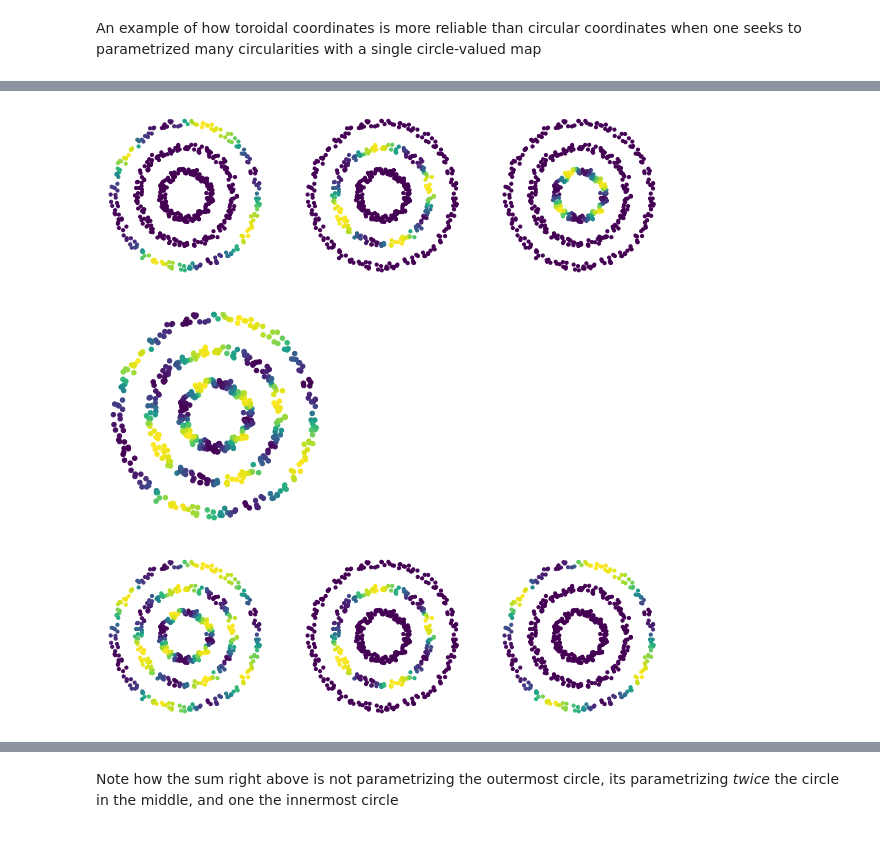
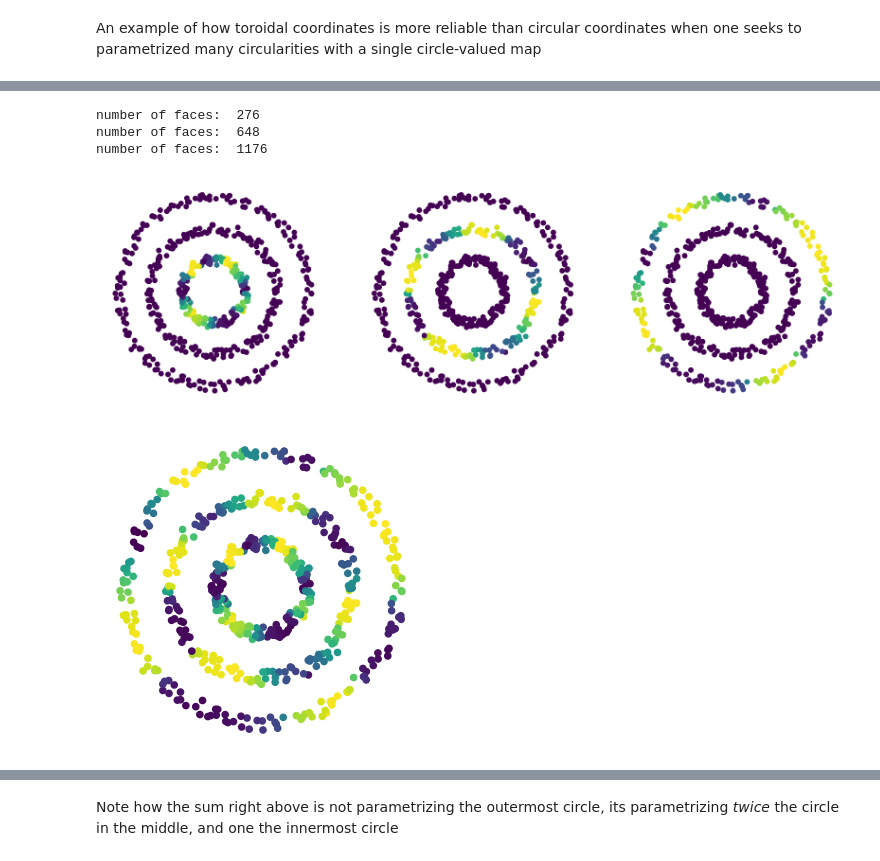
Before and after one commit to scikit-tda/DREiMac, a Jupyter notebook: notebooks/bullseye.ipynb, the cells around one changed output, grey strips where cells are left out. Saved outputs shown, nothing was run; the diff lists cells and outputs as text; code cells hidden in the pictures.

Commit message:
fix: several issues with circular coordinates (#2)

```diff
--- a/notebooks/bullseye.ipynb
+++ b/notebooks/bullseye.ipynb
@@ -31,0 +14,4 @@ toroidal_coords = tc.get_coordinates(perc = perc, cohomology_classes = cohomolog
+# %%
+X = GeometryExamples.bullseye()
+
+PlotUtils.plot_2d_scatter_with_different_colorings(X, point_size=10)
@@ -32,3 +20,8 @@ toroidal_coords = tc.get_coordinates(perc = perc, cohomology_classes = cohomolog
+# %%
+n_landmarks = 300
+prime = 41
+
+tc = ToroidalCoords(X, n_landmarks=n_landmarks, prime=prime)
 # %%
 from persim import plot_diagrams
 plot_diagrams(tc.dgms_)
@@ -36,0 +30,13 @@ plot_diagrams(tc.dgms_)
+# %%
+
+# run toroidal coordinates algorithm with 3 most persistent classes
+perc = 0.1
+cohomology_classes = [0,1,2]
+toroidal_coords = tc.get_coordinates(perc = perc, cohomology_classes = cohomology_classes)
+
+t_col1 = CircleMapUtils.levelset_coloring(toroidal_coords[0])
+t_col2 = CircleMapUtils.levelset_coloring(toroidal_coords[1])
+t_col3 = CircleMapUtils.levelset_coloring(toroidal_coords[2])
+
+# the three circle-valued maps returned by toroidal coordinates
+PlotUtils.plot_2d_scatter_with_different_colorings(X, [t_col1,t_col2,t_col3], point_size=10)
@@ -37,38 +79,27 @@ plot_diagrams(tc.dgms_)
 # %%
 # run circular coordinates algorithm with 3 most persistent classes
-cc = CircularCoords(X, n_landmarks=300)
-circular_coords1 = cc.get_coordinates(perc = perc, cocycle_idx = [cohomology_classes[0]])
-circular_coords2 = cc.get_coordinates(perc = perc, cocycle_idx = [cohomology_classes[1]])
-circular_coords3 = cc.get_coordinates(perc = perc, cocycle_idx = [cohomology_classes[2]])
+cc = CircularCoords(X, n_landmarks=n_landmarks, prime=prime)
+circular_coords1 = cc.get_coordinates(perc = perc, cohomology_class = cohomology_classes[0])
+circular_coords2 = cc.get_coordinates(perc = perc, cohomology_class = cohomology_classes[1])
+circular_coords3 = cc.get_coordinates(perc = perc, cohomology_class = cohomology_classes[2])
 circular_coords = [circular_coords1, circular_coords2, circular_coords3]
+# %% [output]
+number of faces:  276
+number of faces:  648
+number of faces:  1176
 # %%
-# the three circle-valued maps returned by toroidal coordinates
+# the three circle-valued maps returned by circular coordinates
+c_col1 = CircleMapUtils.levelset_coloring(circular_coords[0])
+c_col2 = CircleMapUtils.levelset_coloring(circular_coords[1])
+c_col3 = CircleMapUtils.levelset_coloring(circular_coords[2])
 
-t_col1 = CircleMapUtils.levelset_coloring(toroidal_coords[0])
-t_col2 = CircleMapUtils.levelset_coloring(toroidal_coords[1])
-t_col3 = CircleMapUtils.levelset_coloring(toroidal_coords[2])
-
-PlotUtils.plot_2d_scatter_with_different_colorings(X[:,[1,0]], [t_col1,t_col2,t_col3], point_size=10)
+PlotUtils.plot_2d_scatter_with_different_colorings(X, [c_col1,c_col2,c_col3], point_size=10)
 # %% [output]
-[figure, old version]
+[figure, new version]
 # %%
-# the sum of the three maps returned by toroidal coordinates
+# the sum of the three circle-valued maps returned by circular coordinates
 
-t_sum = CircleMapUtils.linear_combination(
-    np.array([toroidal_coords[0],toroidal_coords[1],toroidal_coords[2]]),
-    np.array([1,1,1])
-    )
-
-t_col_sum = CircleMapUtils.levelset_coloring(t_sum)
-PlotUtils.plot_2d_scatter_with_different_colorings(X[:,[1,0]], [t_col_sum], point_size=20)
+c_col_sum = CircleMapUtils.levelset_coloring((circular_coords[0] + circular_coords[1] + circular_coords[2]) % (2 * np.pi))
+PlotUtils.plot_2d_scatter_with_different_colorings(X, [c_col_sum], point_size=20)
 # %% [output]
-[figure, old version]
+[figure, new version]
-# %%
-# the three circle-valued maps returned by circular coordinates
-c_col1 = CircleMapUtils.levelset_coloring(circular_coords[0])
-c_col2 = CircleMapUtils.levelset_coloring(circular_coords[1])
-c_col3 = CircleMapUtils.levelset_coloring(circular_coords[2])
-
-PlotUtils.plot_2d_scatter_with_different_colorings(X[:,[1,0]], [c_col1,c_col2,c_col3], point_size=10)
-# %% [output]
-[figure, removed]
```
Also changed, not shown: parts of 11 cells of this notebook, 10 other files.
